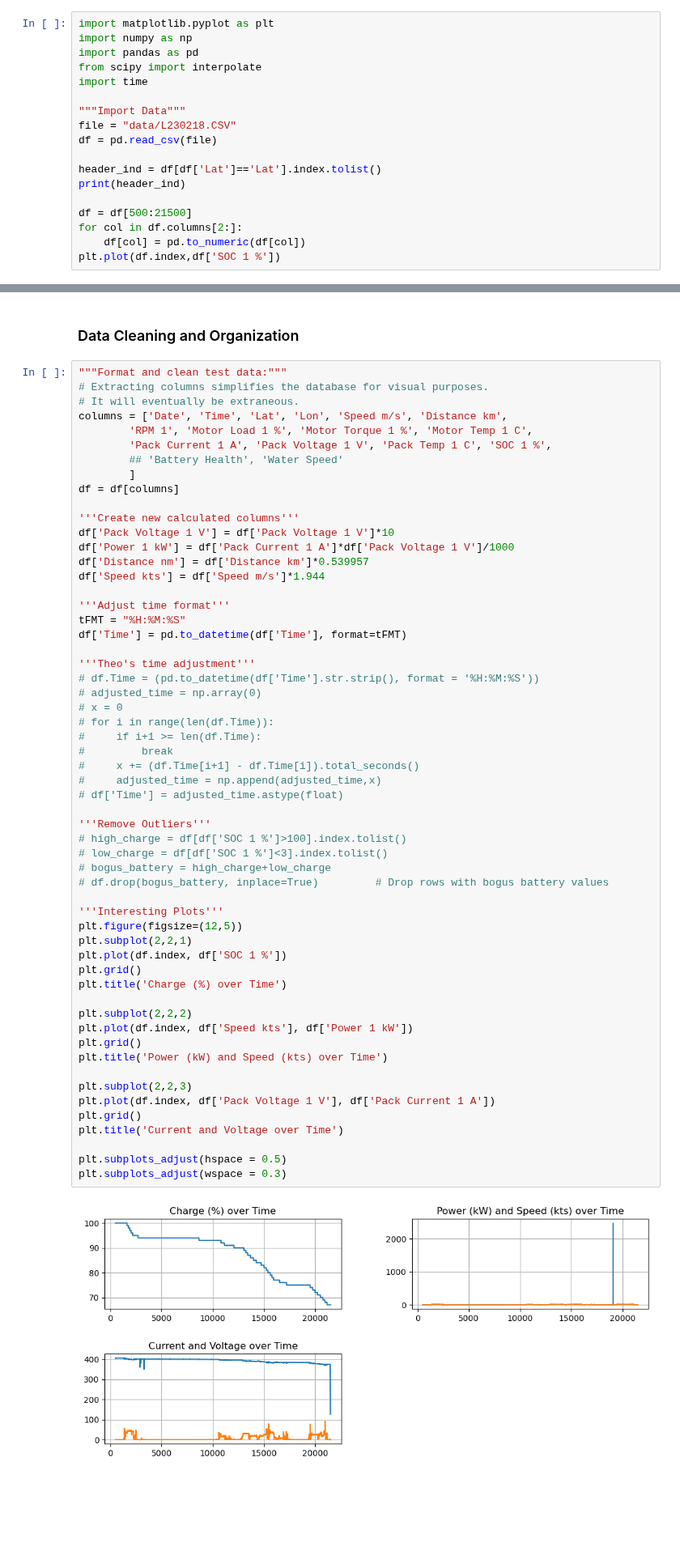
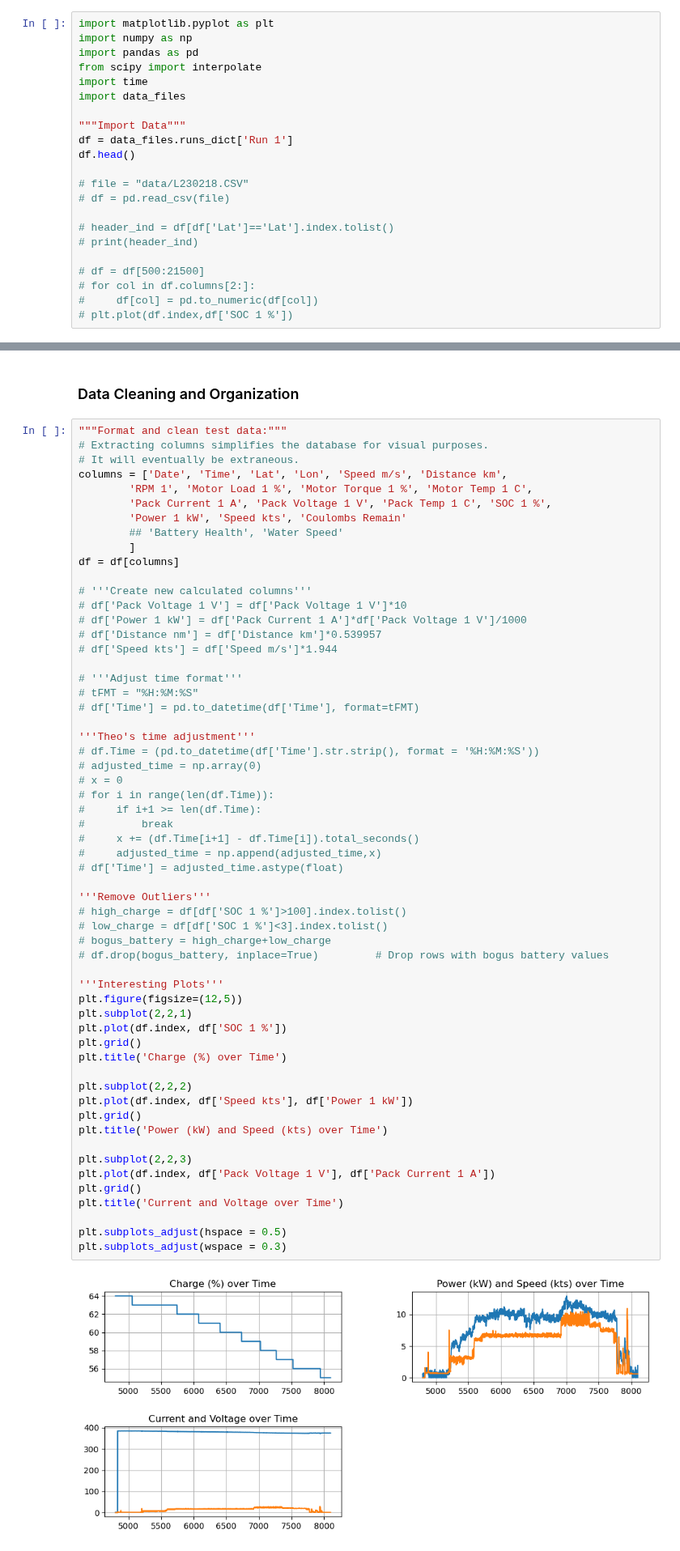
Before and after one commit to eliu420/photon-range-estimator, a Jupyter notebook: test_loop.ipynb, the cells around one changed output, grey strips where cells are left out. Shown at 81% size. Cells and saved outputs as stored; diff of their text form; blank space fills up the shorter version.

```diff
--- a/test_loop.ipynb
+++ b/test_loop.ipynb
@@ -8,16 +8,20 @@ import numpy as np
 import pandas as pd
 from scipy import interpolate
 import time
+import data_files
 
 """Import Data"""
-file = "data/L230218.CSV"
-df = pd.read_csv(file)
+df = data_files.runs_dict['Run 1']
+df.head()
 
-header_ind = df[df['Lat']=='Lat'].index.tolist()
-print(header_ind)
+# file = "data/L230218.CSV"
+# df = pd.read_csv(file)
 
-df = df[500:21500]
-for col in df.columns[2:]:
-    df[col] = pd.to_numeric(df[col])
-plt.plot(df.index,df['SOC 1 %'])
+# header_ind = df[df['Lat']=='Lat'].index.tolist()
+# print(header_ind)
+
+# df = df[500:21500]
+# for col in df.columns[2:]:
+#     df[col] = pd.to_numeric(df[col])
+# plt.plot(df.index,df['SOC 1 %'])
 # %% [output]
@@ -33,19 +41,20 @@ plt.plot(df.index,df['SOC 1 %'])
 columns = ['Date', 'Time', 'Lat', 'Lon', 'Speed m/s', 'Distance km',
         'RPM 1', 'Motor Load 1 %', 'Motor Torque 1 %', 'Motor Temp 1 C',
         'Pack Current 1 A', 'Pack Voltage 1 V', 'Pack Temp 1 C', 'SOC 1 %',
+        'Power 1 kW', 'Speed kts', 'Coulombs Remain'
         ## 'Battery Health', 'Water Speed'
         ]
 df = df[columns]
 
-'''Create new calculated columns'''
-df['Pack Voltage 1 V'] = df['Pack Voltage 1 V']*10
-df['Power 1 kW'] = df['Pack Current 1 A']*df['Pack Voltage 1 V']/1000
-df['Distance nm'] = df['Distance km']*0.539957
-df['Speed kts'] = df['Speed m/s']*1.944
+# '''Create new calculated columns'''
+# df['Pack Voltage 1 V'] = df['Pack Voltage 1 V']*10
+# df['Power 1 kW'] = df['Pack Current 1 A']*df['Pack Voltage 1 V']/1000
+# df['Distance nm'] = df['Distance km']*0.539957
+# df['Speed kts'] = df['Speed m/s']*1.944
 
-'''Adjust time format'''
-tFMT = "%H:%M:%S"
-df['Time'] = pd.to_datetime(df['Time'], format=tFMT)
+# '''Adjust time format'''
+# tFMT = "%H:%M:%S"
+# df['Time'] = pd.to_datetime(df['Time'], format=tFMT)
 
 '''Theo's time adjustment'''
 # df.Time = (pd.to_datetime(df['Time'].str.strip(), format = '%H:%M:%S'))
@@ -57,34 +66,34 @@ df['Time'] = pd.to_datetime(df['Time'], format=tFMT)
 #     x += (df.Time[i+1] - df.Time[i]).total_seconds()
 #     adjusted_time = np.append(adjusted_time,x)
 # df['Time'] = adjusted_time.astype(float)
 
 '''Remove Outliers'''
 # high_charge = df[df['SOC 1 %']>100].index.tolist()
 # low_charge = df[df['SOC 1 %']<3].index.tolist()
 # bogus_battery = high_charge+low_charge
 # df.drop(bogus_battery, inplace=True)         # Drop rows with bogus battery values
 
 '''Interesting Plots'''
 plt.figure(figsize=(12,5))
 plt.subplot(2,2,1)
 plt.plot(df.index, df['SOC 1 %'])
 plt.grid()
 plt.title('Charge (%) over Time')
 
 plt.subplot(2,2,2)
 plt.plot(df.index, df['Speed kts'], df['Power 1 kW'])
 plt.grid()
 plt.title('Power (kW) and Speed (kts) over Time')
 
 plt.subplot(2,2,3)
 plt.plot(df.index, df['Pack Voltage 1 V'], df['Pack Current 1 A'])
 plt.grid()
 plt.title('Current and Voltage over Time')
 
 plt.subplots_adjust(hspace = 0.5)
 plt.subplots_adjust(wspace = 0.3)
 # %% [output]
-[figure, old version]
+[figure, new version]
 # %% [markdown]
 ### Define Algorithms
 # %%
```
Also changed, not shown: parts of 1 cell of this notebook.
